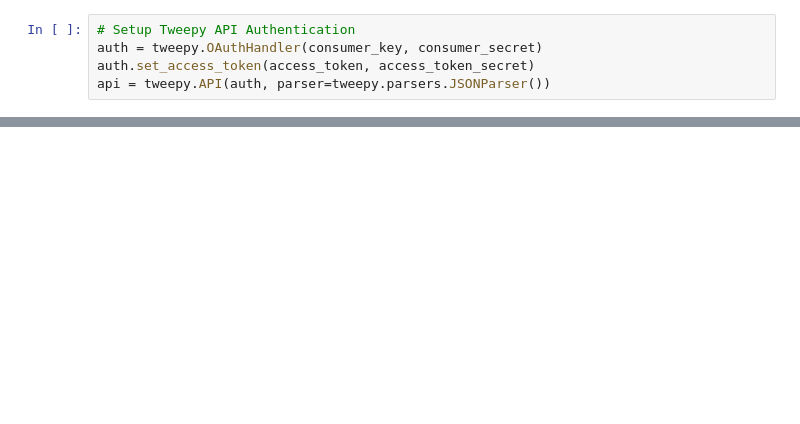
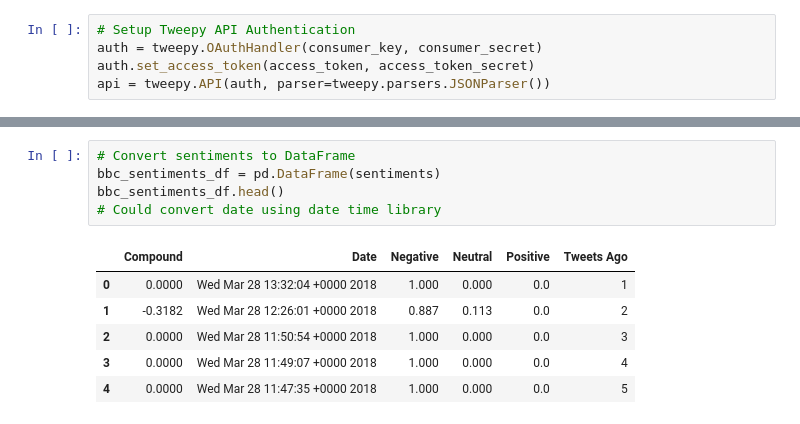
Before and after one commit to ehyoder/Social_Analytics_HW, a Jupyter notebook: Social_Analytics_Hw.ipynb, the cells around one changed output, grey strips where cells are left out. Cells and saved outputs as stored; diff of their text form; blank space fills up the shorter version.

```diff
--- a/Social_Analytics_Hw.ipynb
+++ b/Social_Analytics_Hw.ipynb
@@ -25 +63,13 @@ api = tweepy.API(auth, parser=tweepy.parsers.JSONParser())
+# %%
+# Convert sentiments to DataFrame
+bbc_sentiments_df = pd.DataFrame(sentiments)
+bbc_sentiments_df.head()
+# Could convert date using date time library
+# %% [output]
+|  | Compound | Date | Negative | Neutral | Positive | Tweets Ago |
+| 0 | 0.0000 | Wed Mar 28 13:32:04 +0000 2018 | 1.000 | 0.000 | 0.0 | 1 |
+| 1 | -0.3182 | Wed Mar 28 12:26:01 +0000 2018 | 0.887 | 0.113 | 0.0 | 2 |
+| 2 | 0.0000 | Wed Mar 28 11:50:54 +0000 2018 | 1.000 | 0.000 | 0.0 | 3 |
+| 3 | 0.0000 | Wed Mar 28 11:49:07 +0000 2018 | 1.000 | 0.000 | 0.0 | 4 |
+| 4 | 0.0000 | Wed Mar 28 11:47:35 +0000 2018 | 1.000 | 0.000 | 0.0 | 5 |
 # %%
```
Also changed, not shown: parts of 4 cells of this notebook.
